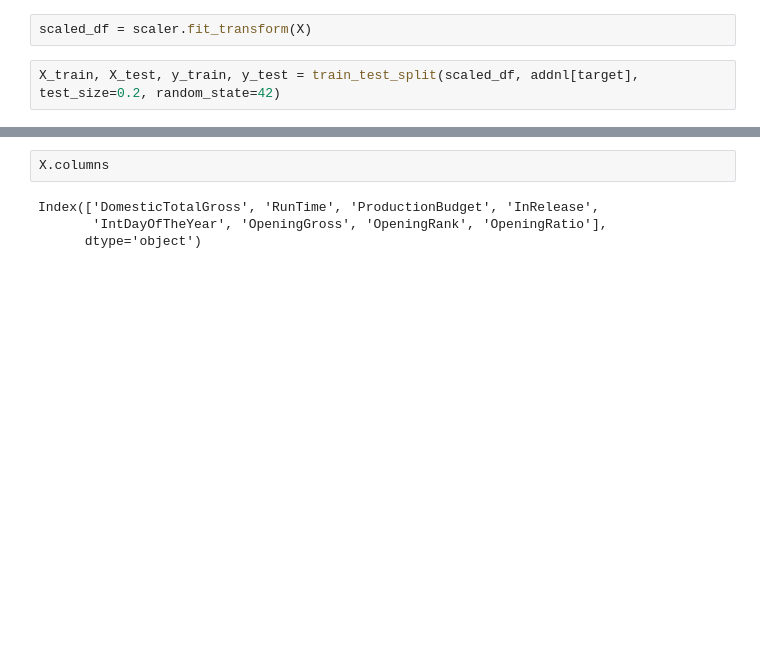
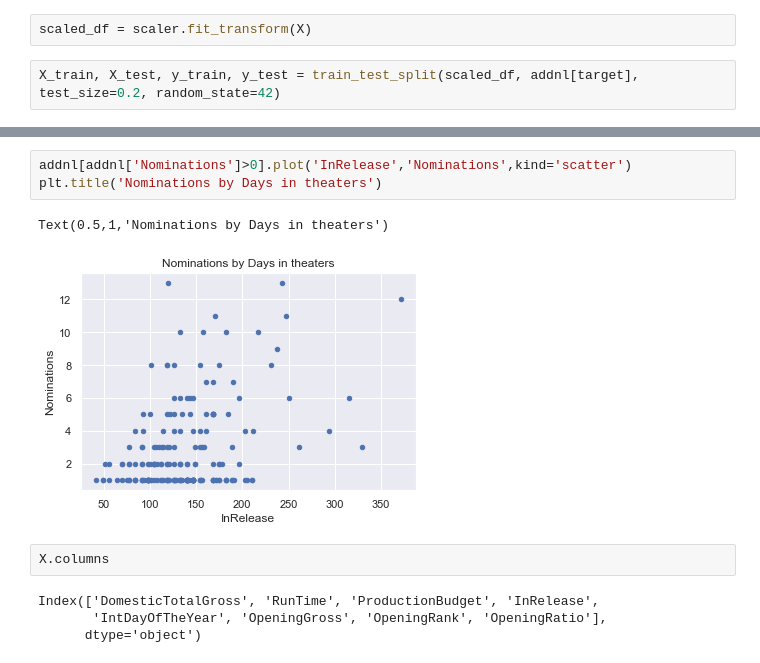
Before and after one commit to kaszklar/Predicting_Oscar_Nods, a Jupyter notebook: poisson.ipynb, the cells around one changed output, grey strips where cells are left out. Drawn from its saved outputs; the diff is of its cells as text; blank space fills up the shorter version.

```diff
--- a/poisson.ipynb
+++ b/poisson.ipynb
@@ -905,3 +902,9 @@ Poisson Regression Results
+# %%
+addnl[addnl['Nominations']>0].plot('InRelease','Nominations',kind='scatter')
+plt.title('Nominations by Days in theaters')
+# %% [output]
+Text(0.5,1,'Nominations by Days in theaters')
+[figure, added]
 # %%
 X.columns
 # %% [output]
```
Also changed, not shown: parts of 22 cells of this notebook, 1 other file.
